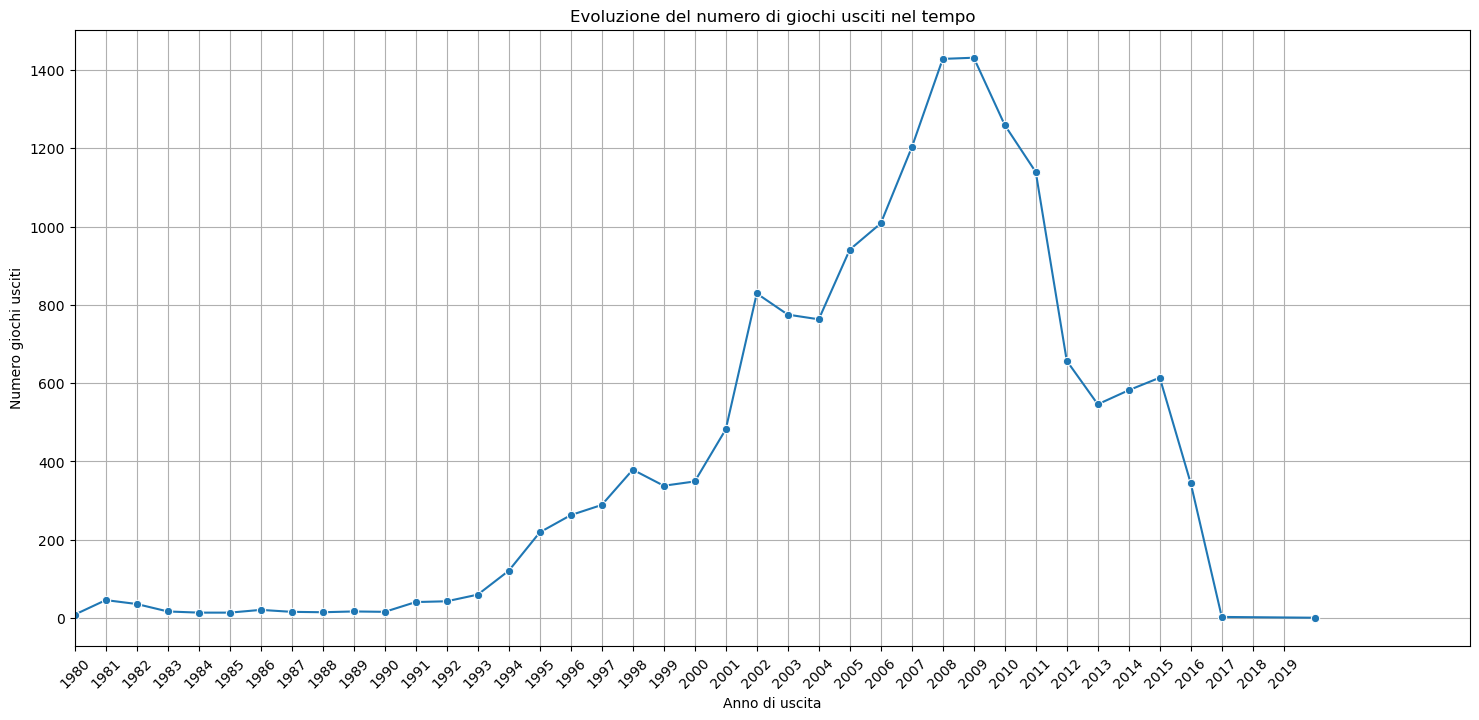
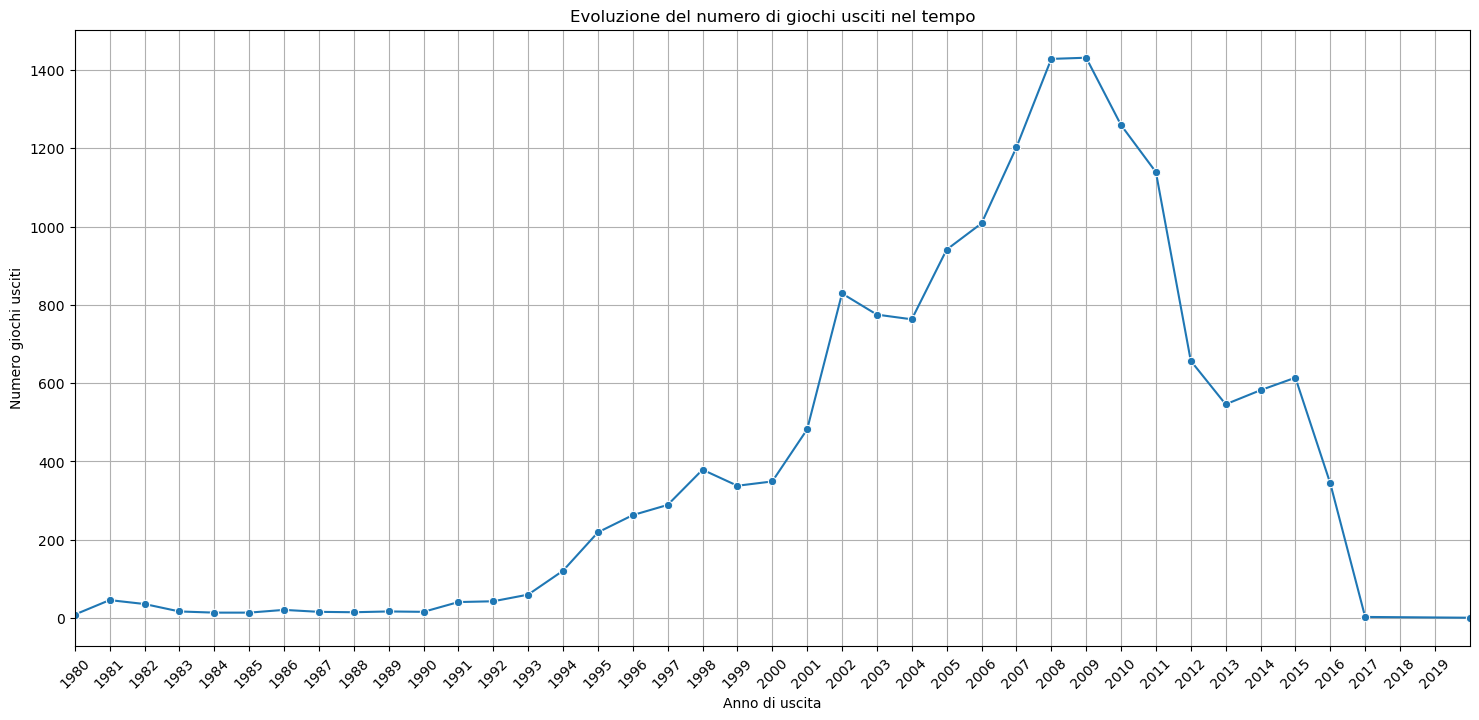
Unified diff of the notebook cell whose output changed from the first chart to the second:
--- before
+++ after
@@ -13,5 +13,5 @@
 plt.grid()
 
-plt.xlim(1980,2025)
+plt.xlim(1980,2020)
 plt.show()
 

Commit: esercizi lezione 6